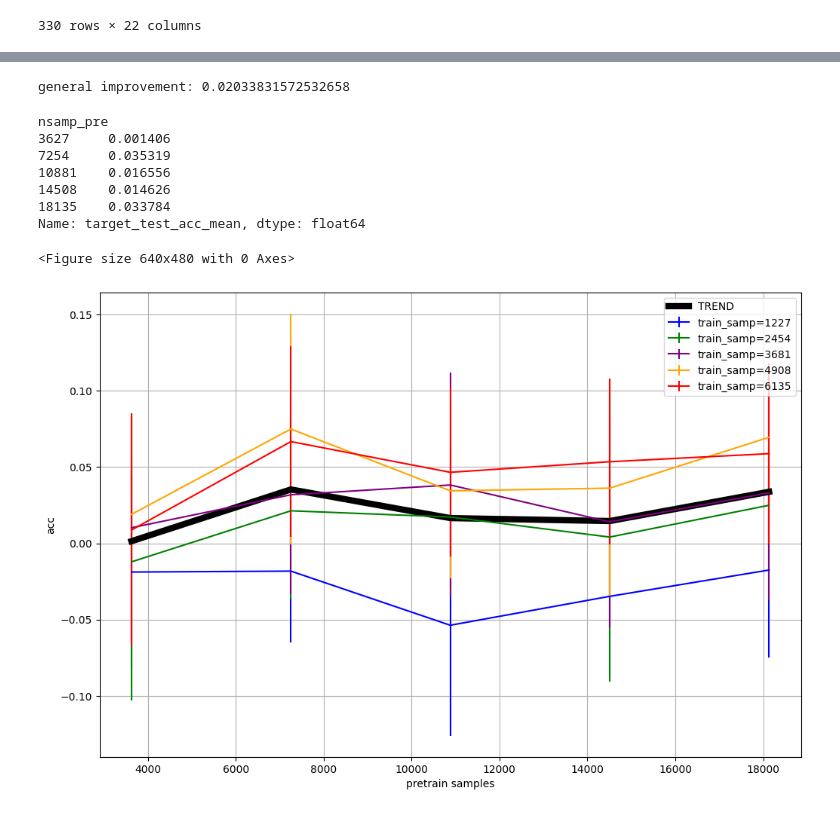
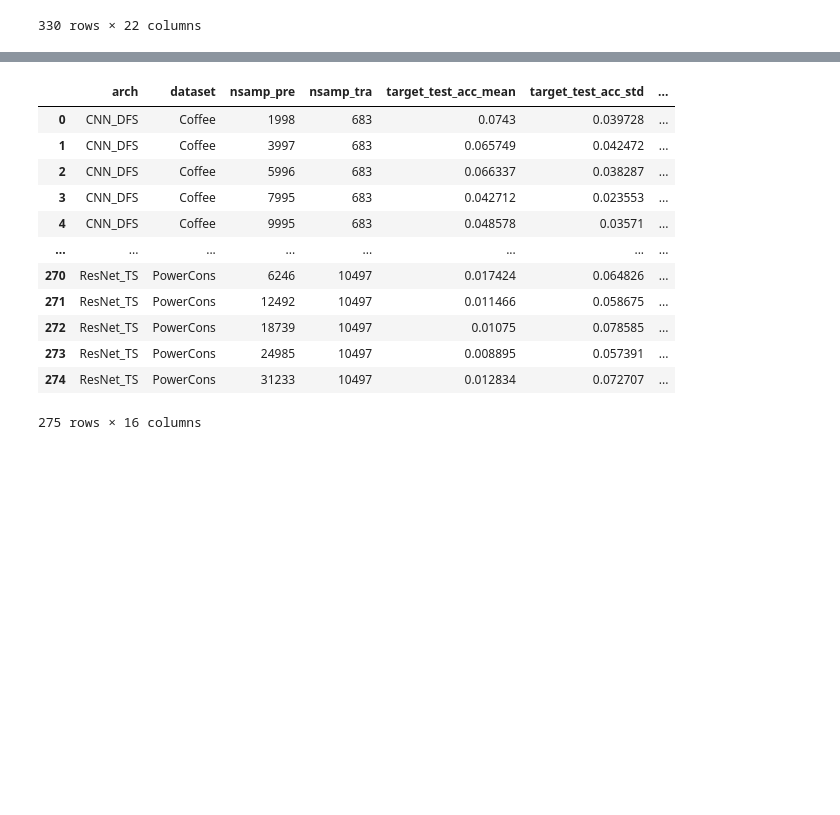
Before and after one commit to mbisan/s3ts, a Jupyter notebook: notebooks/exp_ratio.ipynb, the cells around one changed output, grey strips where cells are left out. Drawn from its saved outputs; the diff is of its cells as text; code cells hidden in the pictures; blank space fills up the shorter version.

```diff
--- a/notebooks/exp_ratio.ipynb
+++ b/notebooks/exp_ratio.ipynb
@@ -112,41 +71,17 @@ dfrb
-# %%
-
-plt.figure()
-
-#dfrb = dfrb[dfrb["nsamp_tra"] != 4908]
-
-metric = "acc"
-arch = "CNN_TS"
-dataset = "GunPoint"
-
-dfrb_filt = dfrb[dfrb["arch"] == arch][dfrb["dataset"] == dataset].replace(np.NaN, 0)
-
-
-colors = ["blue", "green", "purple", "orange", "red"]
-fig, ax = plt.subplots(figsize=[12,8])
-for i, (nsamp_pre, dfg) in enumerate(dfrb_filt.groupby("nsamp_tra")):
-    # ax.plot(dfg["nsamp_pre"], dfg[f"target_test_{metric}_mean"], label=f'train_samp={dfg["nsamp_tra"].unique()[0]}', c=colors[i])
-    ax.errorbar(dfg["nsamp_pre"], dfg[f"target_test_{metric}_mean"], yerr=dfg[f"target_test_{metric}_std"],
-                label=f'train_samp={dfg["nsamp_tra"].unique()[0]}', c=colors[i])
-    # ax.fill_between(dfg["nsamp_pre"], y1=dfg[f"target_test_{metric}_mean"]+dfg[f"target_test_{metric}_std"],
-    #  y2=dfg[f"target_test_{metric}_mean"]-dfg[f"target_test_{metric}_std"], alpha = 0.5, color=colors[i])
-
-ax.plot(dfrb_filt["nsamp_pre"].unique(), dfrb_filt.groupby("nsamp_pre")[f"target_test_{metric}_mean"].mean(), label="TREND", c="black", lw=6)
-plt.legend()
-plt.grid(True)
-plt.xlabel("pretrain samples")
-plt.ylabel(metric)
-
-print("general improvement:", dfrb_filt[f"target_test_{metric}_mean"].mean())
-dfrb_filt.groupby("nsamp_pre")[f"target_test_{metric}_mean"].mean()
-# %% [output]
-general improvement: 0.02033831572532658
-nsamp_pre
-3627     0.001406
-7254     0.035319
-10881    0.016556
-14508    0.014626
-18135    0.033784
-Name: target_test_acc_mean, dtype: float64
-<Figure size 640x480 with 0 Axes>
-[figure, removed]
+# %%
+dfpb = aux.EXP_ratio_set_baselines(dfp)
+dfpb
+# %% [output]
+|  | arch | dataset | nsamp_pre | nsamp_tra | target_test_acc_mean | target_test_acc_std | ... |
+| 0 | CNN_DFS | Coffee | 1998 | 683 | 0.0743 | 0.039728 | ... |
+| 1 | CNN_DFS | Coffee | 3997 | 683 | 0.065749 | 0.042472 | ... |
+| 2 | CNN_DFS | Coffee | 5996 | 683 | 0.066337 | 0.038287 | ... |
+| 3 | CNN_DFS | Coffee | 7995 | 683 | 0.042712 | 0.023553 | ... |
+| 4 | CNN_DFS | Coffee | 9995 | 683 | 0.048578 | 0.03571 | ... |
+| ... | ... | ... | ... | ... | ... | ... | ... |
+| 270 | ResNet_TS | PowerCons | 6246 | 10497 | 0.017424 | 0.064826 | ... |
+| 271 | ResNet_TS | PowerCons | 12492 | 10497 | 0.011466 | 0.058675 | ... |
+| 272 | ResNet_TS | PowerCons | 18739 | 10497 | 0.01075 | 0.078585 | ... |
+| 273 | ResNet_TS | PowerCons | 24985 | 10497 | 0.008895 | 0.057391 | ... |
+| 274 | ResNet_TS | PowerCons | 31233 | 10497 | 0.012834 | 0.072707 | ... |
+275 rows × 16 columns
```
Also changed, not shown: parts of 6 cells of this notebook, 12 other files.
